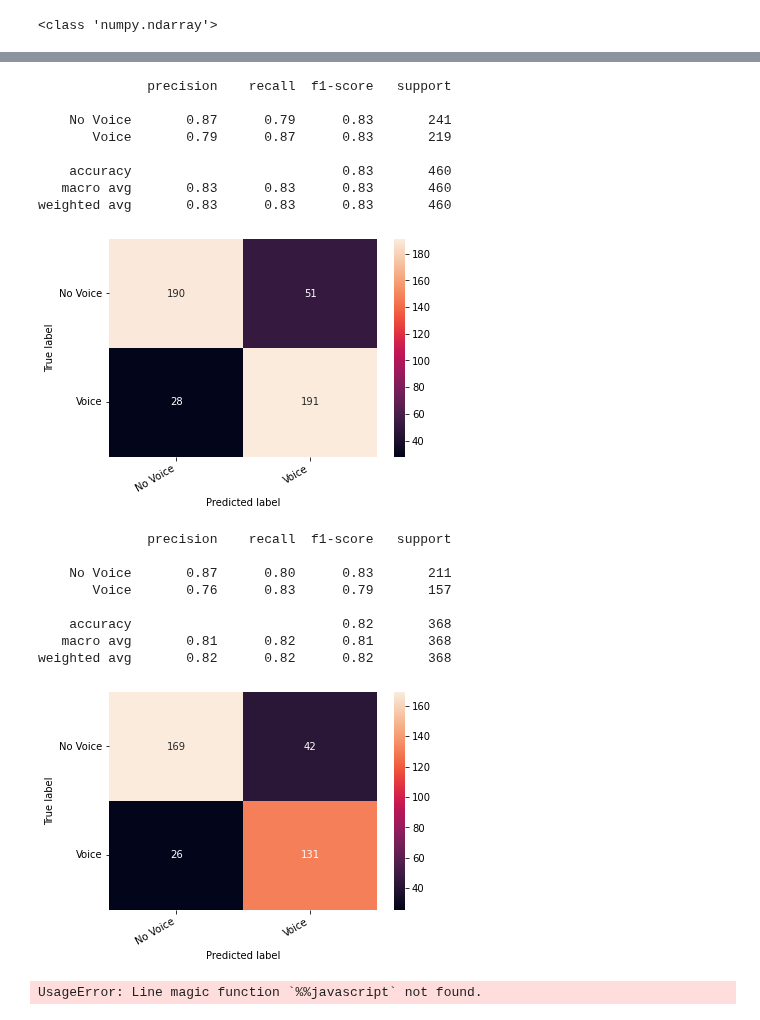
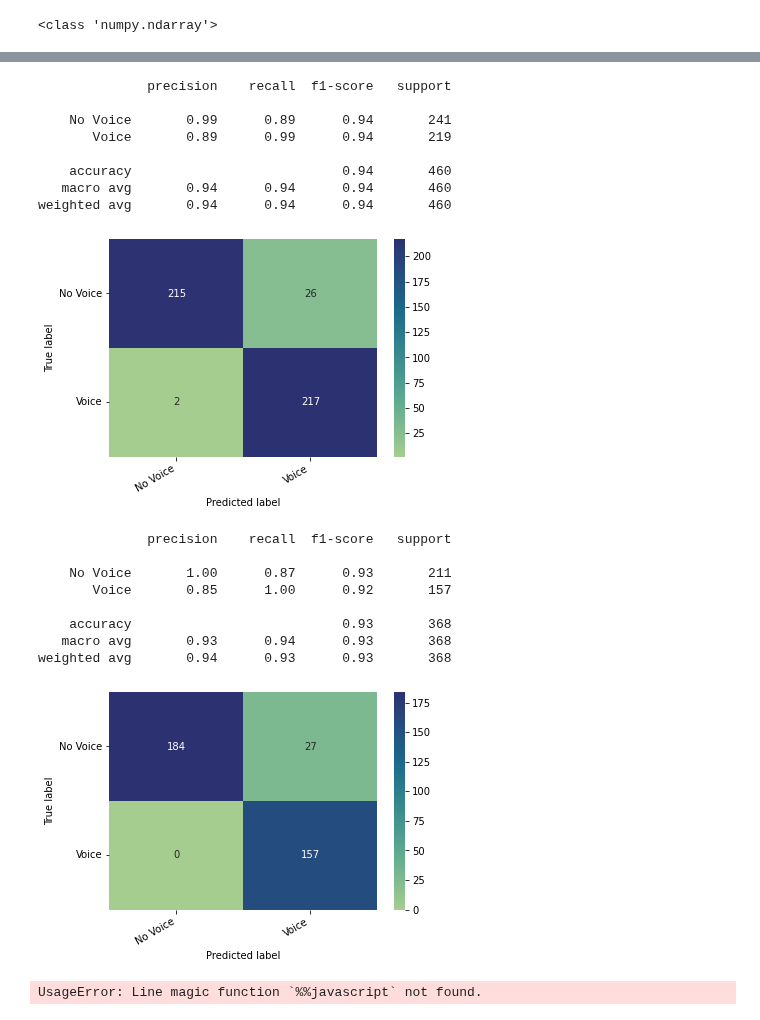
Before and after one commit to ambervb/dialogue-proj, a Jupyter notebook: CNN/CNN_Voice_YesNo_v2.ipynb, the cells around one changed output, grey strips where cells are left out. Drawn from its saved outputs; the diff is of its cells as text; code cells hidden in the pictures.

```diff
--- a/CNN/CNN_Voice_YesNo_v2.ipynb
+++ b/CNN/CNN_Voice_YesNo_v2.ipynb
@@ -51,7 +52,7 @@ Thu Nov 18 16:58:30 2021
 data_file = 'dialogue/Dataset/VoiceDetection/Output.npy'
 labels = pd.read_csv("dialogue/Dataset/VoiceDetection/boolean_labels.csv")#path to csv
 labels.drop(labels.columns[[0]], axis=1, inplace=True)
-data = np.load(data_file)
+data = np.load(data_file, allow_pickle= True)
 df_temp = pd.DataFrame()
 df_data = pd.DataFrame()
 #print(data)
@@ -112,20 +113,25 @@ torch.Size([1, 5632, 1472]) torch.Size([1472])
 class model(nn.Module):
     def __init__(self,n_features,kernel_size):
         super(model, self).__init__()
-        self.conv1 = nn.Conv1d(n_features, 100, kernel_size=1, stride = 1) #1 input channels, 100 output channels
-        self.conv2 = nn.Conv1d(100, 75, kernel_size=1, stride = 1) #100 input channels from previous Conv. layer, 75 out
-        self.conv3 = nn.Conv1d(75, 50, kernel_size=1, stride = 1) #75 input channels from previous Conv. layer, 50 out
-        self.conv3_drop = nn.Dropout2d() #dropout
+        self.conv1 = nn.Conv1d(n_features, 1280, kernel_size=1, stride = 1) #1 input channels, 100 output channels
+        self.conv2 = nn.Conv1d(1280, 320, kernel_size=1, stride = 1) #100 input channels from previous Conv. layer, 75 out
+        self.conv3 = nn.Conv1d(320, 160, kernel_size=1, stride = 1) #75 input channels from previous Conv. layer, 50 out
+        self.conv4 = nn.Conv1d(160, 80, kernel_size=1, stride = 1) #75 input channels from previous Conv. layer, 50 out
+        self.conv5 = nn.Conv1d(80, 60, kernel_size=1, stride = 1) #75 input channels from previous Conv. layer, 50 out
+        self.conv5_drop = nn.Dropout2d() #dropout
 
-        self.fc1 = nn.Linear(50, 36) #Fully-connected classifier layer
-        self.fc2 = nn.Linear(36, 54) #Fully-connected classifier layer
-        self.fc3 = nn.Linear(54, 19) #Fully-connected classifier layer
-        self.fc4 = nn.Linear(19,1) #Fully-connected classifier layer
+        self.fc1 = nn.Linear(60, 50) #Fully-connected classifier layer
+        self.fc2 = nn.Linear(50, 40) #Fully-connected classifier layer
+        self.fc3 = nn.Linear(40, 30) #Fully-connected classifier layer
+        self.fc4 = nn.Linear(30, 20) #Fully-connected classifier layer
+        self.fc5 = nn.Linear(20,1) #Fully-connected classifier layer
 
     def forward(self, x):
         x = F.relu(F.max_pool1d(self.conv1(x), 1))
         x = F.relu(F.max_pool1d(self.conv2(x), 1))
-        x = F.relu(F.max_pool1d(self.conv3_drop(self.conv3(x)), 1))
+        x = F.relu(F.max_pool1d(self.conv3(x), 1))
+        x = F.relu(F.max_pool1d(self.conv4(x), 1))
+        x = F.relu(F.max_pool1d(self.conv5_drop(self.conv5(x)), 1))
 
         #point A
         x = x.transpose(1, 2)
@@ -137,11 +143,14 @@ class model(nn.Module):
         x = self.fc2(x)
         x = F.relu(x)
         x = self.fc3(x)
-        return torch.sigmoid(self.fc4(x))
+        x = F.relu(x)
+        x = F.dropout(x, training=self.training)
+        x = self.fc4(x)
+        return torch.sigmoid(self.fc5(x))
 
     def post_forward(self, y):
         return torch.round(y)
 
-CNN = model(X_train.shape[1],kernel_size = 10)
+CNN = model(X_train.shape[1],kernel_size = 1)
 # %%
 weight = torch.FloatTensor([1])
@@ -254,22 +263,23 @@ print(classification_report(y_test, y_pred, target_names=classes))
 # %% [output]
               precision    recall  f1-score   support
 
-    No Voice       0.87      0.79      0.83       241
-       Voice       0.79      0.87      0.83       219
+    No Voice       0.99      0.89      0.94       241
+       Voice       0.89      0.99      0.94       219
 
-    accuracy                           0.83       460
-   macro avg       0.83      0.83      0.83       460
-weighted avg       0.83      0.83      0.83       460
+    accuracy                           0.94       460
+   macro avg       0.94      0.94      0.94       460
+weighted avg       0.94      0.94      0.94       460
 # %%
 cm = confusion_matrix(y_test, y_pred)
 df_cm = pd.DataFrame(cm, index=classes, columns=classes)
-hmap = sns.heatmap(df_cm, annot=True, fmt="d")
+hmap = sns.heatmap(df_cm, annot=True, fmt="d", cmap= 'crest')
+#hmap.color_palette("viridis", as_cmap=True)
 hmap.yaxis.set_ticklabels(hmap.yaxis.get_ticklabels(), rotation=0, ha='right')
 hmap.xaxis.set_ticklabels(hmap.xaxis.get_ticklabels(), rotation=30, ha='right')
 plt.ylabel('True label')
 plt.xlabel('Predicted label');
 # %% [output]
-[figure, old version]
+[figure, new version]
 # %%
 y_pred = CNN(X_val)
 y_pred = y_pred.ge(.5).view(-1).cpu()
@@ -278,22 +288,22 @@ print(classification_report(y_val, y_pred, target_names=classes))
 # %% [output]
               precision    recall  f1-score   support
 
-    No Voice       0.87      0.80      0.83       211
-       Voice       0.76      0.83      0.79       157
+    No Voice       1.00      0.87      0.93       211
+       Voice       0.85      1.00      0.92       157
 
-    accuracy                           0.82       368
-   macro avg       0.81      0.82      0.81       368
-weighted avg       0.82      0.82      0.82       368
+    accuracy                           0.93       368
+   macro avg       0.93      0.94      0.93       368
+weighted avg       0.94      0.93      0.93       368
 # %%
 cm = confusion_matrix(y_val, y_pred)
 df_cm = pd.DataFrame(cm, index=classes, columns=classes)
-hmap = sns.heatmap(df_cm, annot=True, fmt="d")
+hmap = sns.heatmap(df_cm, annot=True, fmt="d", cmap= 'crest')
 hmap.yaxis.set_ticklabels(hmap.yaxis.get_ticklabels(), rotation=0, ha='right')
 hmap.xaxis.set_ticklabels(hmap.xaxis.get_ticklabels(), rotation=30, ha='right')
 plt.ylabel('True label')
 plt.xlabel('Predicted label');
 # %% [output]
-[figure, old version]
+[figure, new version]
 # %%
 #Shutting down the notebook
 
```
Also changed, not shown: parts of 8 cells of this notebook.
